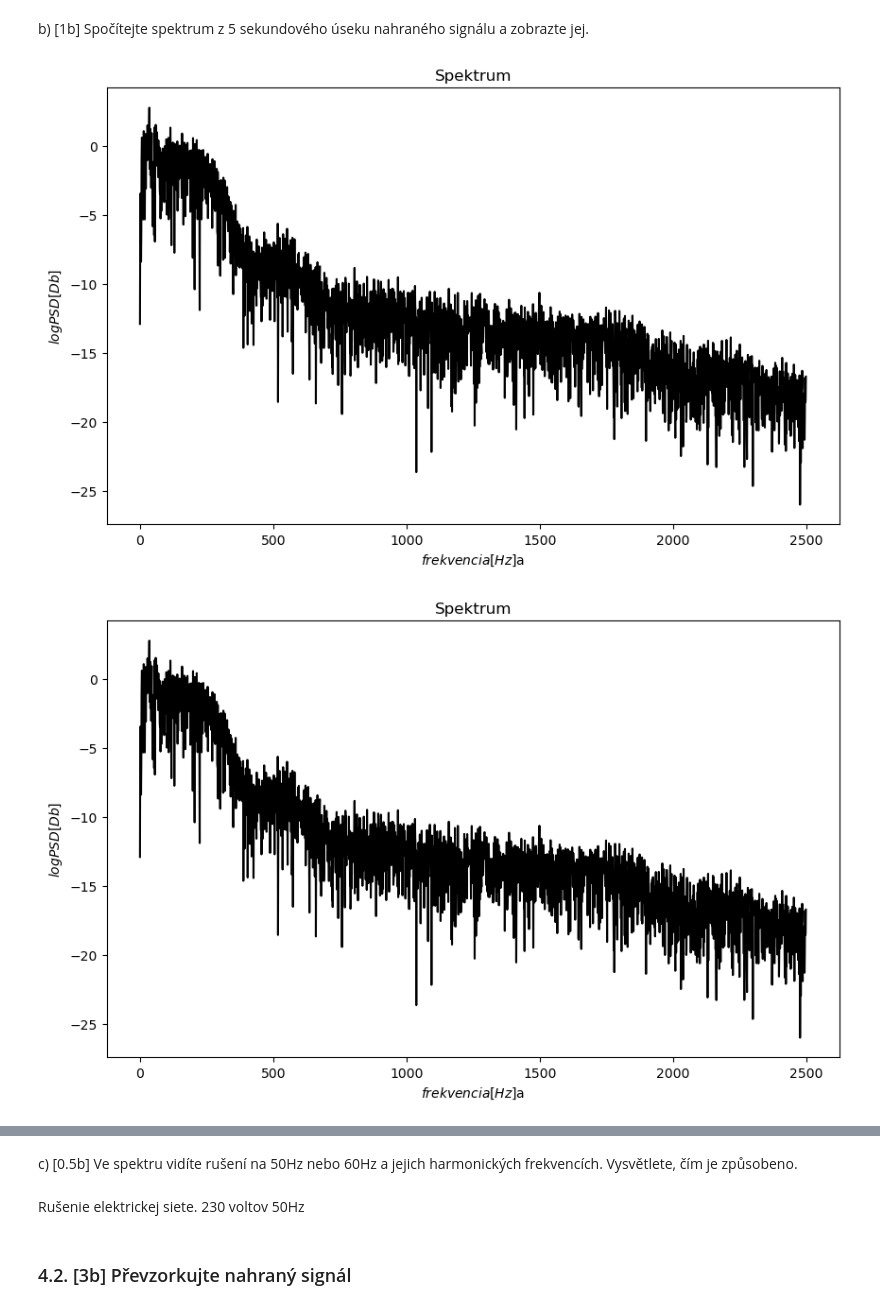
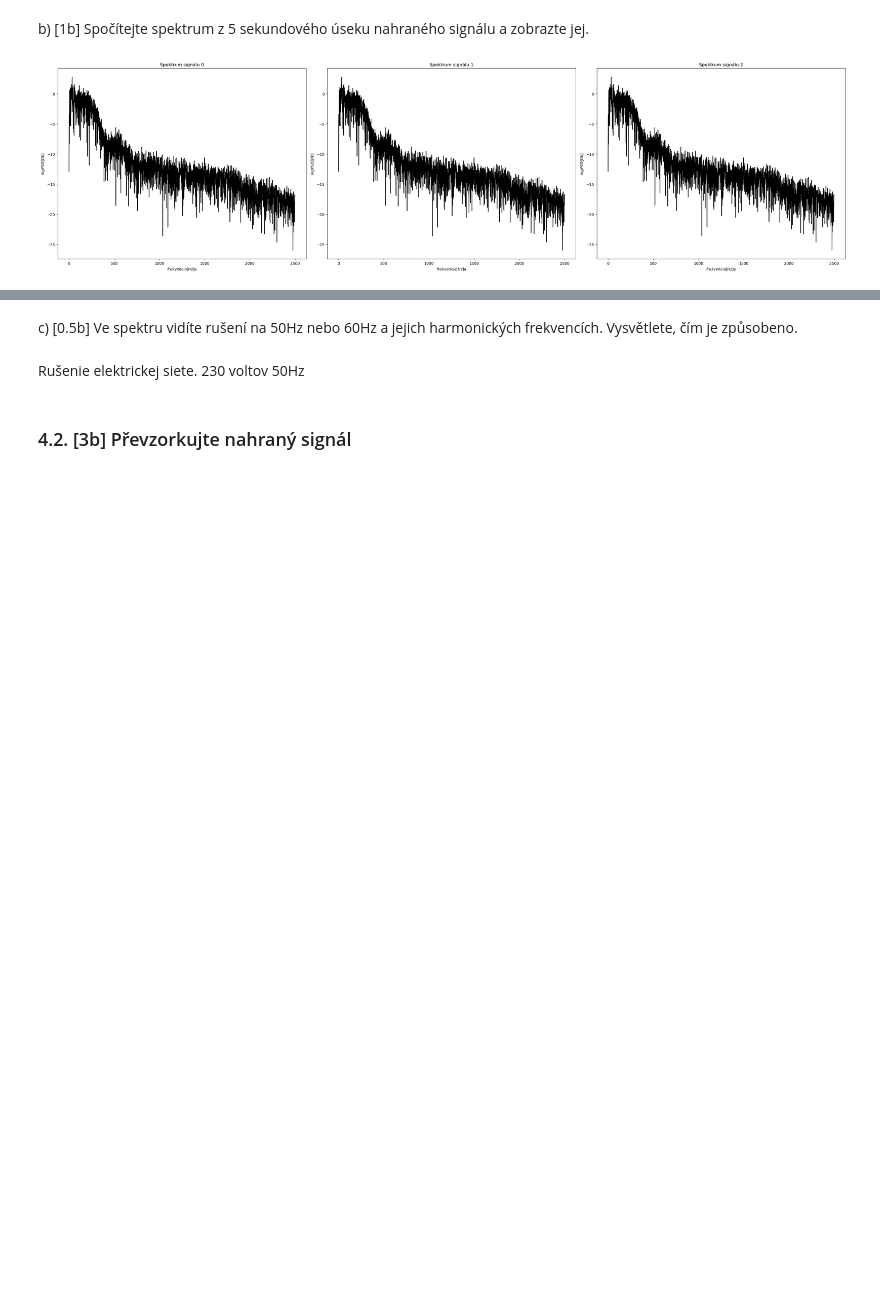
Before and after one commit to matusHubinsky/iss-project-2023, a Jupyter notebook: ISS_ECGProject_2023.ipynb, the cells around one changed output, grey strips where cells are left out. Cells and saved outputs as stored; diff of their text form; code cells hidden in the pictures; blank space fills up the shorter version.

```diff
--- a/ISS_ECGProject_2023.ipynb
+++ b/ISS_ECGProject_2023.ipynb
@@ -83,14 +83,20 @@ Nezapomeňte na popisy os u jednotlivých grafů.
 import matplotlib.pyplot as plt
 import soundfile as sf
 
+plt.figure(figsize=(30, 8))
 
 for i in range(3):
     x, fs = sf.read("xhubin04.wav." + str(i))
+    time = np.arange(0, len(x)) / fs * 0.5
 
-    plt.figure(figsize=(10, 6))
-    plt.title('Vstupny signal')
+    plt.subplot(1, 3, i + 1)
+    plt.title('Vstupny signal ' + str(i))
     plt.gca().set_xlabel('$čas[ms]$')
     plt.gca().set_ylabel('$amplitúd$a')
-    plt.plot(x, color='black')
-    plt.show()
+    plt.plot(time, x, color='black', label='EKG')
+    plt.legend()
+
+
+plt.tight_layout()
+plt.show()
 # %% [output]
@@ -102,27 +106,32 @@ b) [1b] Spočítejte spektrum z 5 sekundového úseku nahraného signálu a zobr
 # %%
 import matplotlib.pyplot as plt
 import numpy as np
 import soundfile as sf
 import math
+
 
 def log_PSD(x_values):
 	y_values = []
 	for x in x_values:
 		y_values.append(math.log(x**2, 2))
 	return y_values
 
+
+plt.figure(figsize=(30, 8))
+
 for i in range(3):
     x, fs = sf.read("xhubin04.wav." + str(i))
     spectre = np.fft.fft(x)
     new = abs(spectre)
     half = new[:new.size // 2]
 
-    plt.figure(figsize=(10, 6))
-    plt.title('Spektrum')
+    plt.subplot(1, 3, i + 1)
+    plt.title('Spektrum signálu ' + str(i))
     plt.gca().set_ylabel('$logPSD[Db]$')
     plt.gca().set_xlabel('$frekvencia[Hz]$a')
     plt.plot(log_PSD(half), color='black')
-    plt.show()
+
+plt.tight_layout()
+plt.show()
 # %% [output]
-[figure, old version]
+[figure, new version]
-[figure, removed]
```
Also changed, not shown: parts of 10 cells of this notebook.
